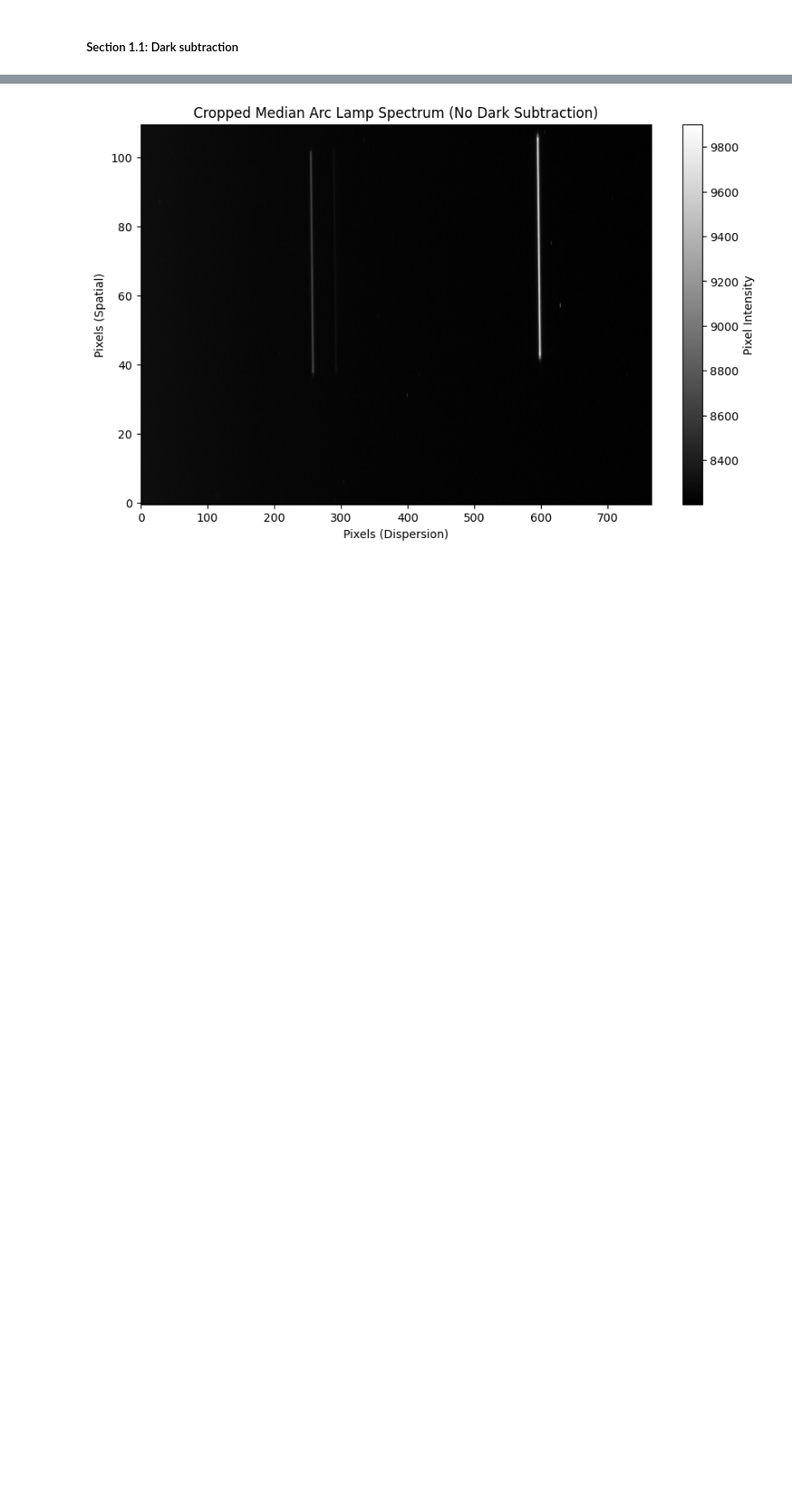
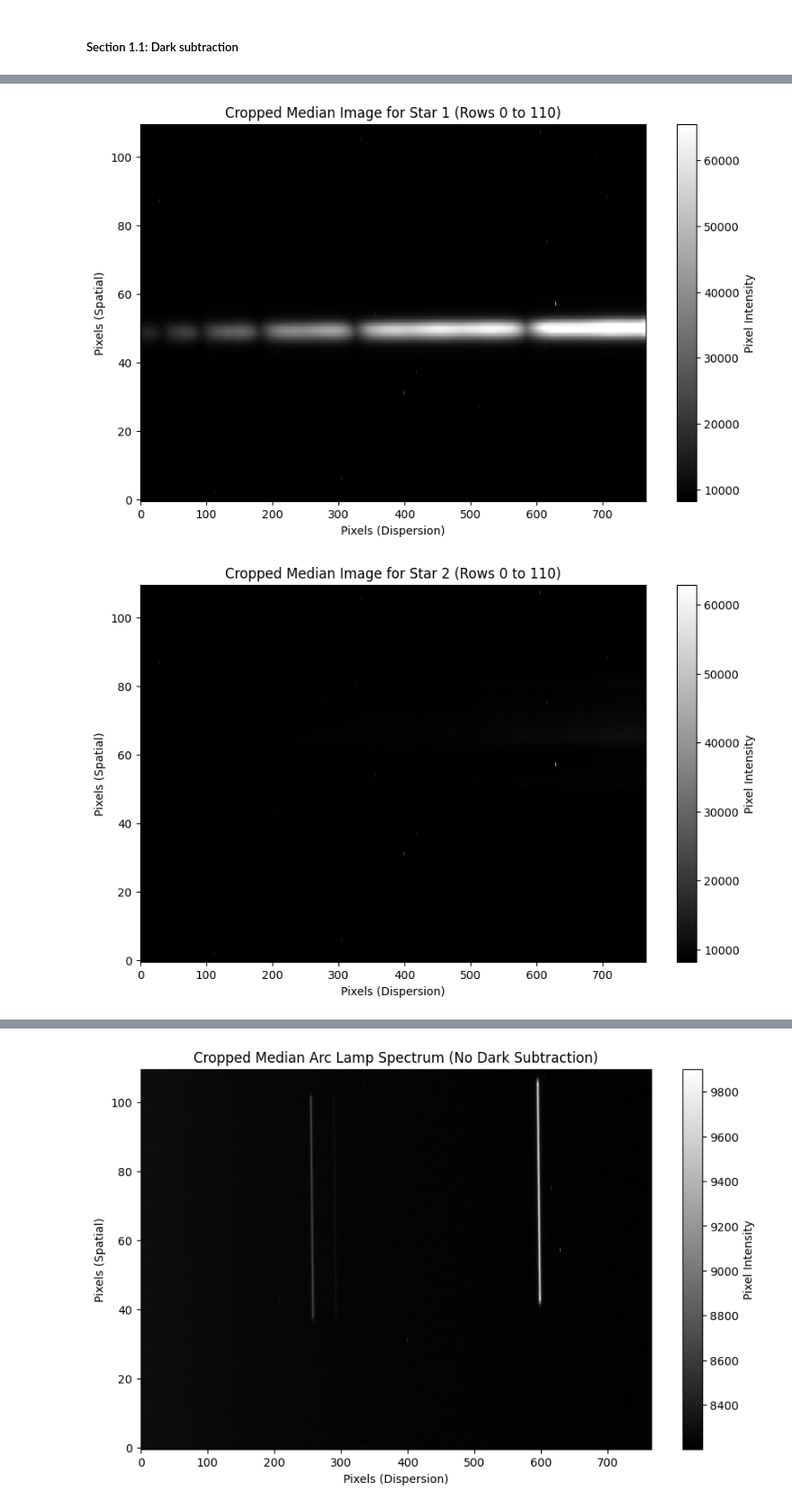
Before and after one commit to emsonmez/AST_443, a Jupyter notebook: Lab_2/Misha_Work/data_reduction.ipynb, the cells around one changed output, grey strips where cells are left out. Shown at 90% size. Drawn from its saved outputs; the diff is of its cells as text; code cells hidden in the pictures; blank space fills up the shorter version.

```diff
--- a/Lab_2/Misha_Work/data_reduction.ipynb
+++ b/Lab_2/Misha_Work/data_reduction.ipynb
@@ -170,40 +172,43 @@ def create_median_images(spectra_frames, master_dark_corrected, row_start=0, row
     and compute the median image for each star.
 
     :param spectra_frames: A tuple containing lists of headers and data for each star's spectra.
                            Each list contains tuples of (header, data), where `data` is a 2D numpy array.
     :type spectra_frames: tuple of lists of tuples
     :param master_dark_corrected: The master dark frame to be subtracted.
     :type master_dark_corrected: np.ndarray
     :param row_start: The starting index for the row range (y-axis) to crop the image.
     :type row_start: int
     :param row_end: The ending index for the row range (y-axis) to crop the image.
     :type row_end: int
     :return: A list of median images for each star after dark subtraction and cropping.
     :rtype: list of np.ndarray
     """
     median_images = []
     # Subtract the master dark from each star's frames, crop the spectral region, and compute the median
     for frames in spectra_frames:
         star_data_list = [frame[1] for frame in frames]  # Extract the 'data' part from each star frame
-        corrected_images = [data - master_dark_corrected for data in star_data_list]  # Subtract the master dark
+        corrected_images = [data for data in star_data_list]  # Subtract the master dark
         cropped_images = [img[row_start:row_end, :] for img in corrected_images]  # Crop the y-axis
         # Compute the median image for the cropped spectral region
         median_image = np.median(np.stack(cropped_images), axis=0)
         median_images.append(median_image)
 
     return median_images
 
 # Example call to the function
 spectra_frames = (star1_frames, star2_frames, star3_frames, star4_frames, star5_frames, star6_frames, star7_frames)
 median_images = create_median_images(spectra_frames, master_dark_corrected)
 
 # Optional: Plot the cropped median images for each star
-# for i, median_image in enumerate(median_images):
-    # plt.figure(figsize=(10, 6))
-    # plt.imshow(median_image, cmap='gray', origin='lower', aspect='auto')
-    # plt.colorbar(label='Pixel Intensity')
-    # plt.title(f'Cropped Median Image for Star {i+1} (Rows {0} to {110})')
-    # plt.xlabel('Pixels (Dispersion)')
-    # plt.ylabel('Pixels (Spatial)')
-    # plt.grid(False)
-    # plt.show()
+for i, median_image in enumerate(median_images):
+    plt.figure(figsize=(10, 6))
+    plt.imshow(median_image, cmap='gray', origin='lower', aspect='auto')
+    plt.colorbar(label='Pixel Intensity')
+    plt.title(f'Cropped Median Image for Star {i+1} (Rows {0} to {110})')
+    plt.xlabel('Pixels (Dispersion)')
+    plt.ylabel('Pixels (Spatial)')
+    plt.grid(False)
+    plt.show()
+# %% [output]
+[figure, added]
+[figure, added]
```
Also changed, not shown: parts of 31 cells of this notebook, 21 other files.
